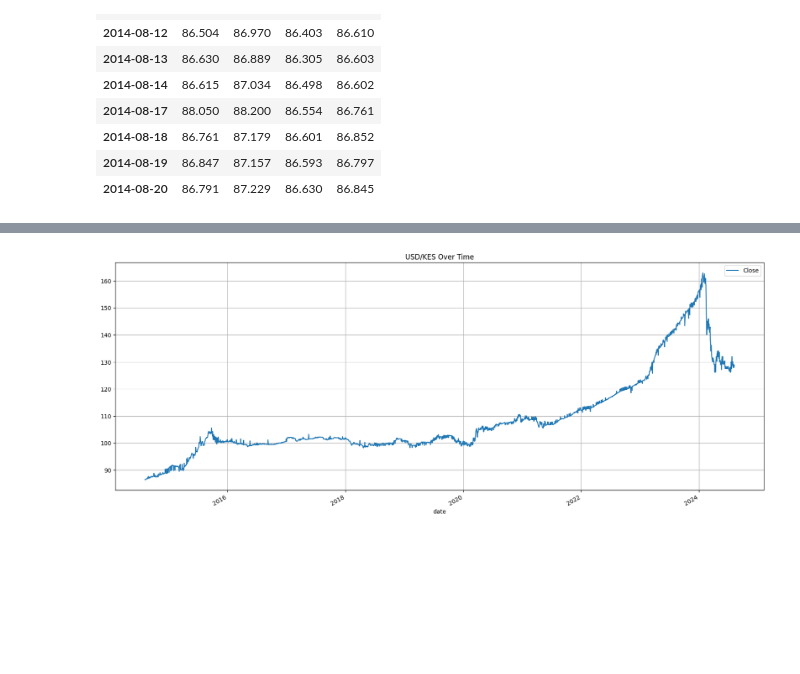
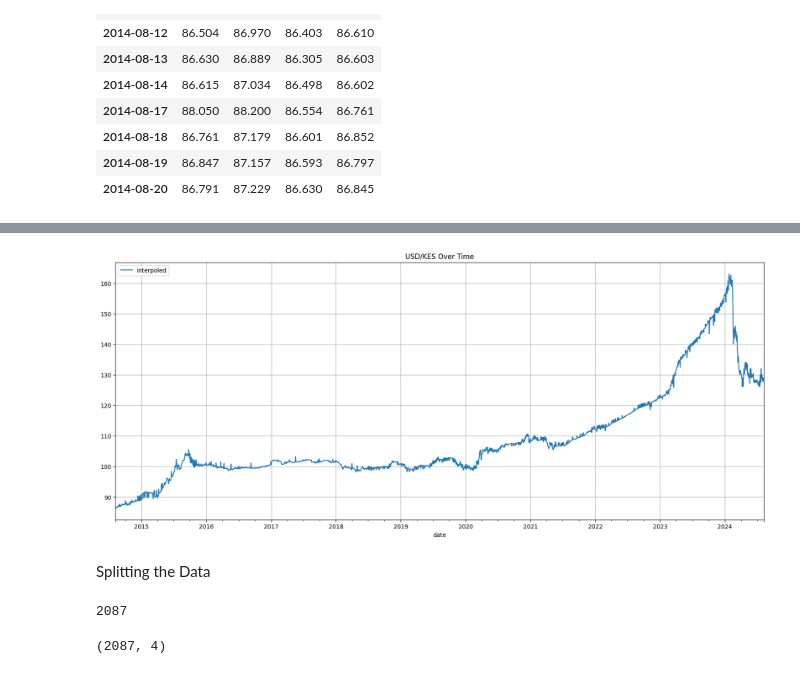
Before and after one commit to memmar1/Project, a Jupyter notebook: test.ipynb, the cells around one changed output, grey strips where cells are left out. Saved outputs shown, nothing was run; the diff lists cells and outputs as text; code cells hidden in the pictures; blank space fills up the shorter version.

```diff
--- a/test.ipynb
+++ b/test.ipynb
@@ -40,6 +64,6 @@ data.head(10)
 | 2014-08-19 | 86.847 | 87.157 | 86.593 | 86.797 |
 | 2014-08-20 | 86.791 | 87.229 | 86.630 | 86.845 |
 # %%
-df = data["Close"]
+# df = data["Close"]
 # %%
-df = pd.DataFrame(data=df)
+# df = pd.DataFrame(data=df)
@@ -46,3 +95,5 @@ df = pd.DataFrame(data=df)
+# %%
+df['interpoled'] = df.interpolate(method='linear')
 # %%
 df.head()
 # %% [output]
@@ -55,0 +112,2 @@ df.head()
+# %%
+df_set = pd.DataFrame(df["interpoled"])
@@ -56,7 +124,14 @@ df.head()
 # %%
-df.plot(figsize=(20,8))
+df_set.plot(figsize=(20,8))
 plt.title("USD/KES Over Time")
 plt.grid()
 plt.show()
 # %% [output]
-[figure, old version]
+[figure, new version]
+# %% [markdown]
+Splitting the Data
+# %%
+size = int(len(data)*0.8)
+size
+# %% [output]
+2087
@@ -62,0 +141,4 @@ plt.show()
+# %%
+df_train.shape
+# %% [output]
+(2087, 4)
```
Also changed, not shown: parts of 86 cells of this notebook.
